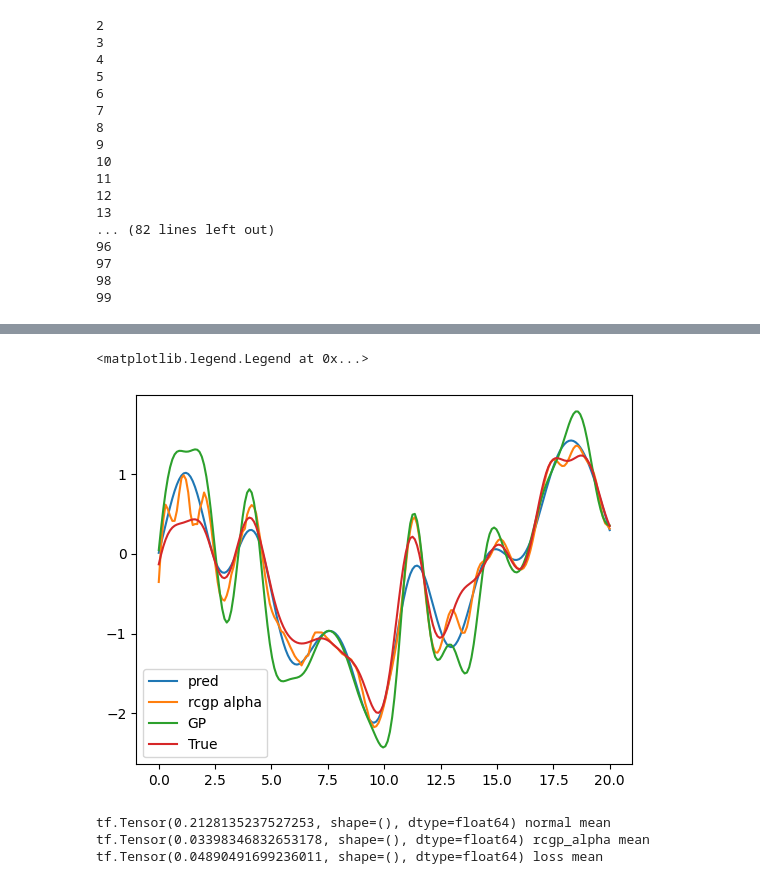
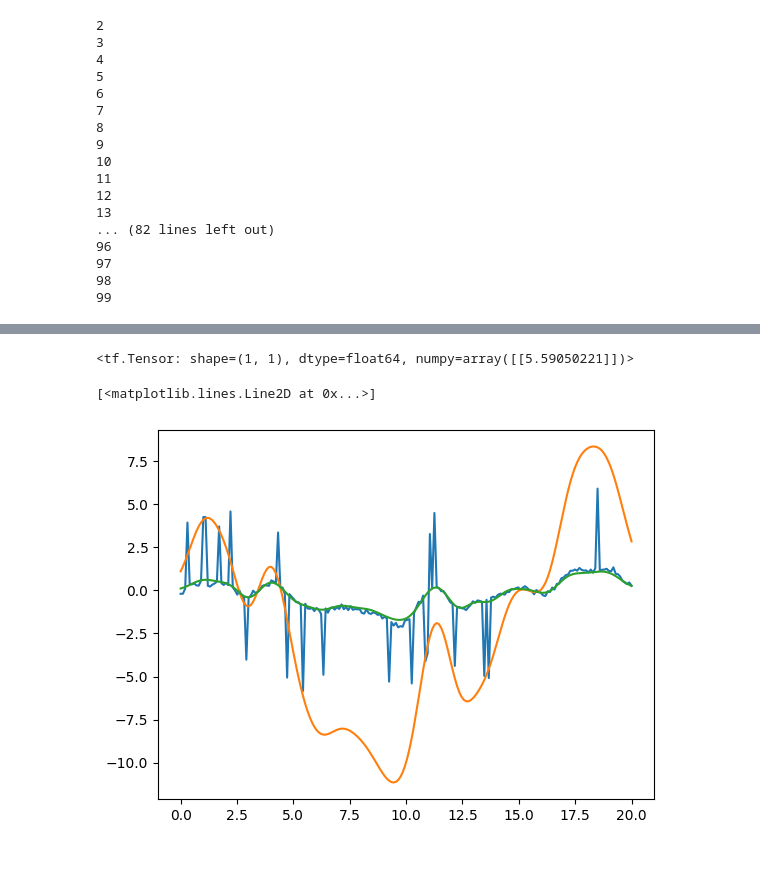
Before and after one commit to PGAcarlesi/LOSS_OPT, a Jupyter notebook: notebooks/sparse_prove_new.ipynb, the cells around one changed output, grey strips where cells are left out. Saved outputs shown, nothing was run; the diff lists cells and outputs as text; code cells hidden in the pictures.

```diff
--- a/notebooks/sparse_prove_new.ipynb
+++ b/notebooks/sparse_prove_new.ipynb
@@ -395,21 +518,11 @@ for i in range(500):
-# %%
-pred=K@K_plus_W_inv@y
-#plt.plot(X,y,label="data")
-plt.plot(x,pred,label="pred")
-
-plt.plot(X,Mu_full,label="rcgp alpha")
-plt.plot(x, f_mean,label="GP")
-#
-plt.plot(x,f,label="True")
-plt.legend()
-# %% [output]
-<matplotlib.legend.Legend at 0x...>
-[figure, removed]
+# %%
+sigma
+# %% [output]
+<tf.Tensor: shape=(1, 1), dtype=float64, numpy=array([[5.59050221]])>
 # %%
-print(tf.reduce_mean((f-f_mean)**2),"normal mean")
-print(tf.reduce_mean((f-Mu_full)**2),"rcgp_alpha mean")
-print(tf.reduce_mean((f-pred)**2),"loss mean")
+plt.plot(x,y)
+plt.plot(X,mu_f_pred)
+plt.plot(X,mu_f_pred_old)
 # %% [output]
-tf.Tensor(0.2128135237527253, shape=(), dtype=float64) normal mean
-tf.Tensor(0.03398346832653178, shape=(), dtype=float64) rcgp_alpha mean
-tf.Tensor(0.04890491699236011, shape=(), dtype=float64) loss mean
+[<matplotlib.lines.Line2D at 0x...>]
+[figure, added]
```
Also changed, not shown: parts of 19 cells of this notebook, 8 other files.
